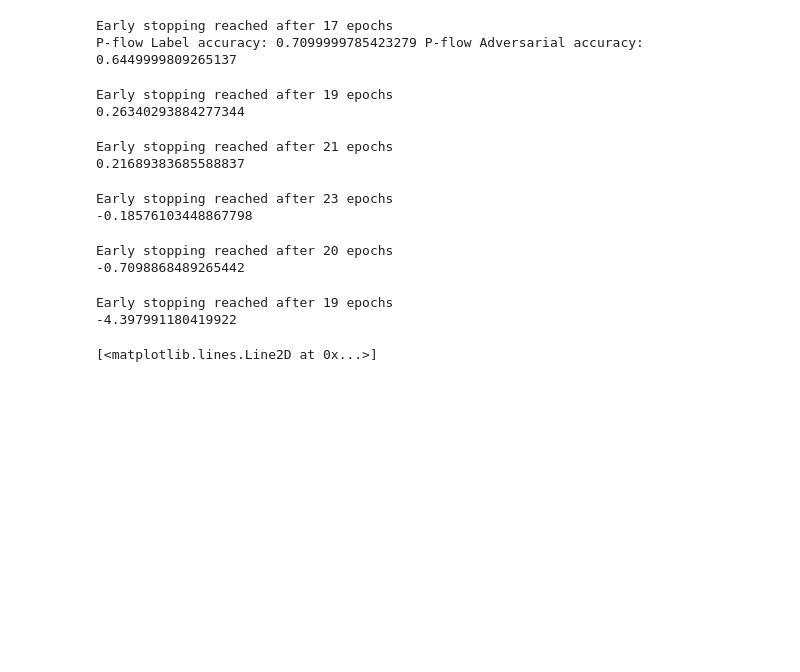
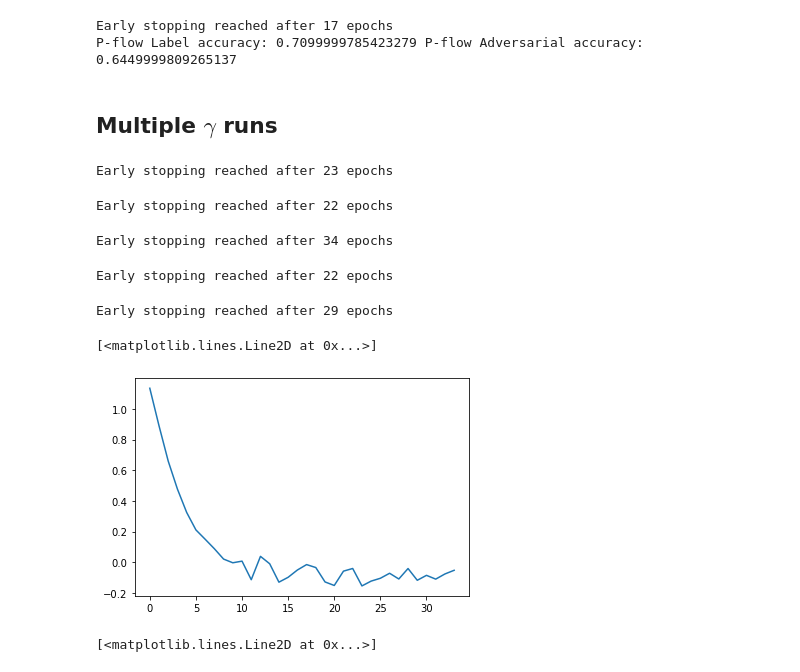
Before and after one commit to jtamanas/FNF4HEP, a Jupyter notebook: CrimeExample.ipynb, the cells around one changed output. Drawn from its saved outputs; the diff is of its cells as text; code cells hidden in the pictures; blank space fills up the shorter version.

```diff
--- a/CrimeExample.ipynb
+++ b/CrimeExample.ipynb
@@ -28,9 +28,8 @@ data_tot = data_file['data']
 context_tot = data_file['context']
 labels_tot = data_file['labels']
 # %%
-data_train, data_test, context_train, context_test, labels_train, labels_test = train_test_split(data_tot, context_tot, labels_tot, test_size=0.1)
-#? better way to split validation?
-data_train, data_val, context_train, context_val, labels_train, labels_val = train_test_split(data_train, context_train, labels_train, test_size=0.1)
+data_train, data_test, context_train, context_test, labels_train, labels_test = train_test_split(data_tot, context_tot, labels_tot, test_size=0.2)
+data_test, data_val, context_test, context_val, labels_test, labels_val = train_test_split(data_test, context_test, labels_test, test_size=0.5)
 # %%
 # Parameters
 params = {'batch_size': 64,
@@ -236,12 +235,14 @@ print("P-flow Label accuracy:", probability_embedded_label_acc, "P-flow Adversar
 Early stopping reached after 13 epochs
 Early stopping reached after 17 epochs
 P-flow Label accuracy: 0.7099999785423279 P-flow Adversarial accuracy: 0.6449999809265137
+# %% [markdown]
+## Multiple $\gamma$ runs
 # %%
 gammas = [0.0, 0.02, 0.1, 0.2, 0.9]
 prob_flows = []
 # %%
 #todo Add patience parameter instead of num_epochs
-
+val_losses = []
 for gamma in gammas:
     probability_flow = Flow(data_dim=data_train.shape[-1],
                   context_dim=context_train.shape[-1], #for alpha=1 the labels and contexts are the same
@@ -262,21 +263,19 @@ for gamma in gammas:
         n_steps_per_epoch=int(1e2),
         patience=10,)
 
-    print(min(val_loss))
-
-
+    val_losses.append(val_loss)
     prob_flows.append(probability_flow)
 # %% [output]
-Early stopping reached after 19 epochs
-0.26340293884277344
+Early stopping reached after 23 epochs
-Early stopping reached after 21 epochs
-0.21689383685588837
+Early stopping reached after 22 epochs
-Early stopping reached after 23 epochs
--0.18576103448867798
+Early stopping reached after 34 epochs
-Early stopping reached after 20 epochs
--0.7098868489265442
+Early stopping reached after 22 epochs
-Early stopping reached after 19 epochs
--4.397991180419922
+Early stopping reached after 29 epochs
+# %%
+plt.plot(val_losses[2], label="validation loss")
+# %% [output]
+[<matplotlib.lines.Line2D at 0x...>]
+[figure, added]
 # %%
 plt.plot(probability_loss[12000:16000])
 # %% [output]
```
Also changed, not shown: parts of 4 cells of this notebook, 2 other files.
